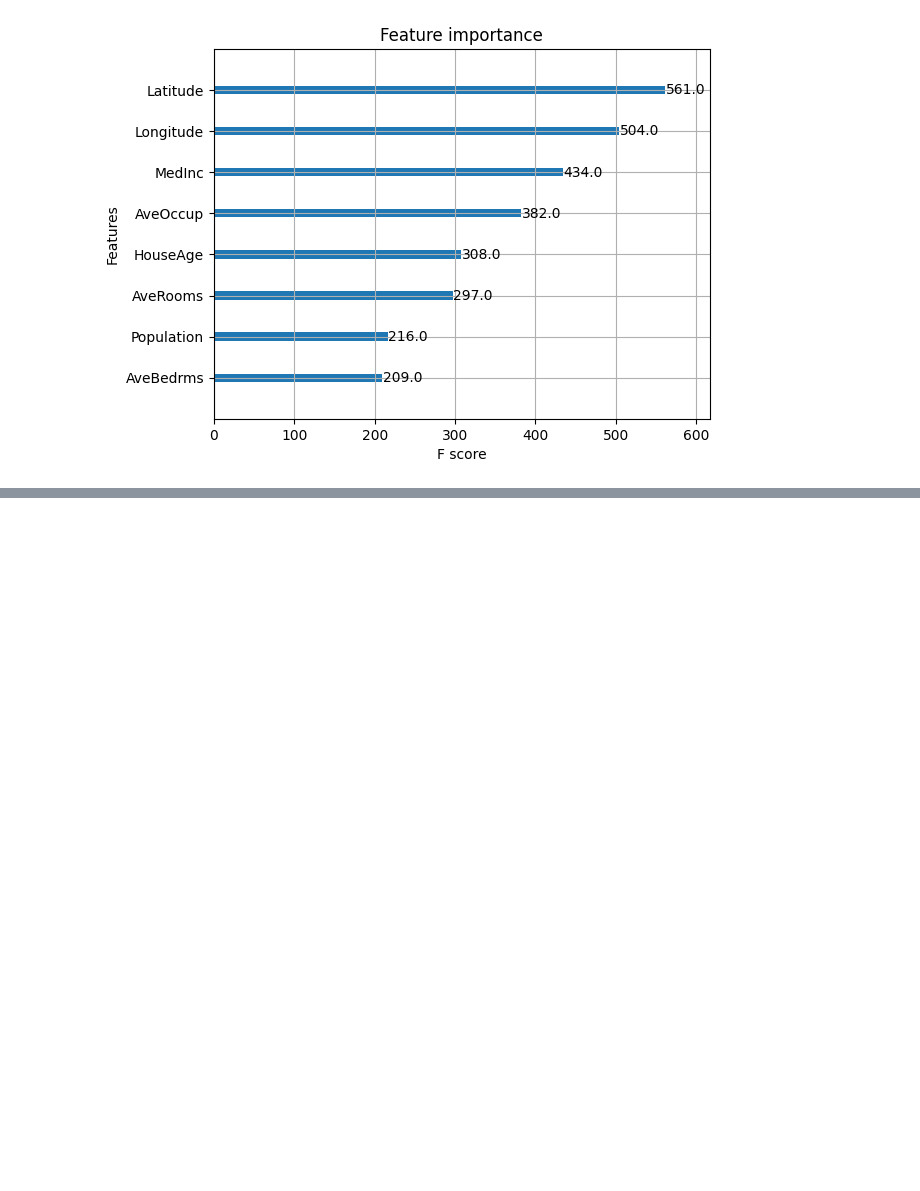
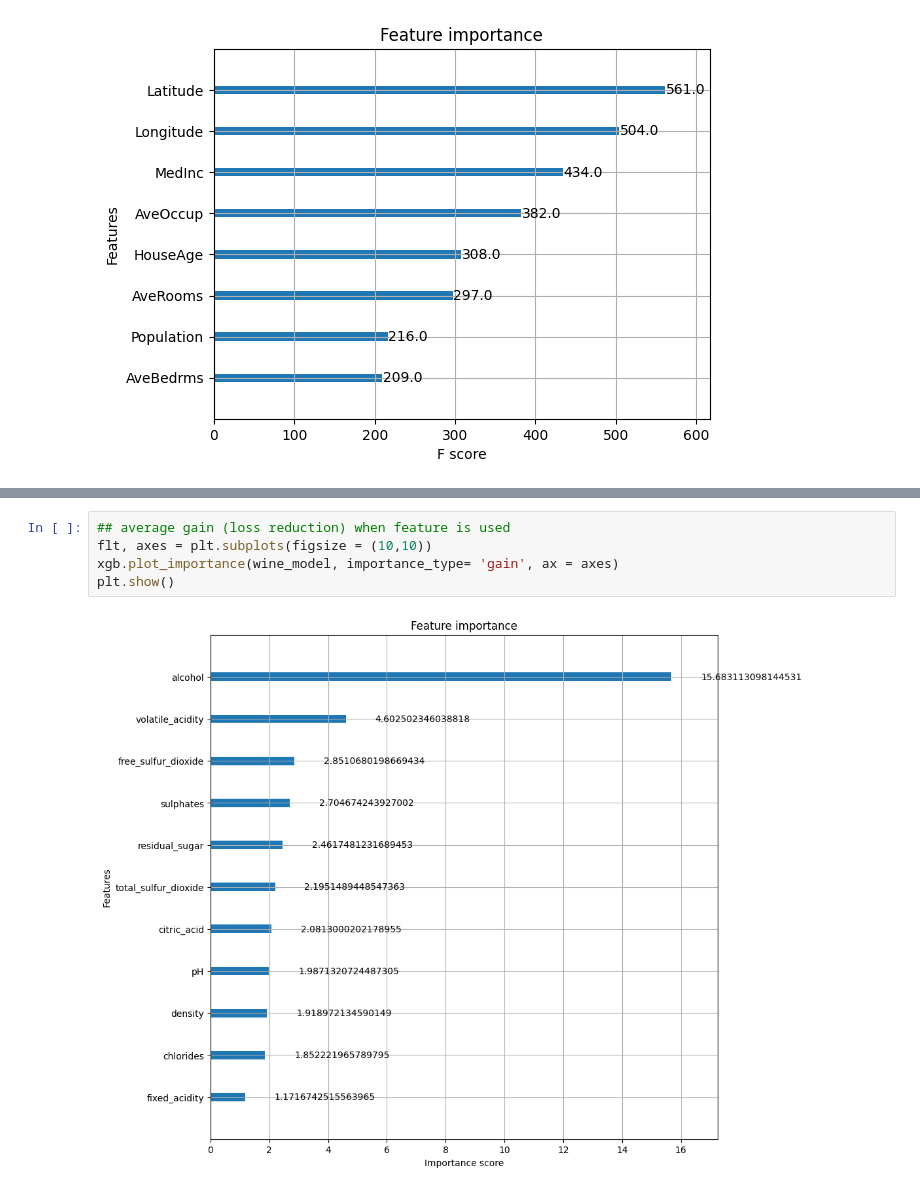
Before and after one commit to Manireddy69/Machine_learning, a Jupyter notebook: Regression/XGBoost.ipynb, the cells around one changed output, grey strips where cells are left out. Drawn from its saved outputs; the diff is of its cells as text; blank space fills up the shorter version.

```diff
--- a/Regression/XGBoost.ipynb
+++ b/Regression/XGBoost.ipynb
@@ -134,0 +266,7 @@ plt.show()
+# %%
+## average gain (loss reduction) when feature is used
+flt, axes = plt.subplots(figsize = (10,10))
+xgb.plot_importance(wine_model, importance_type= 'gain', ax = axes)
+plt.show()
+# %% [output]
+[figure, added]
```
Also changed, not shown: parts of 14 cells of this notebook, 1 other file.
